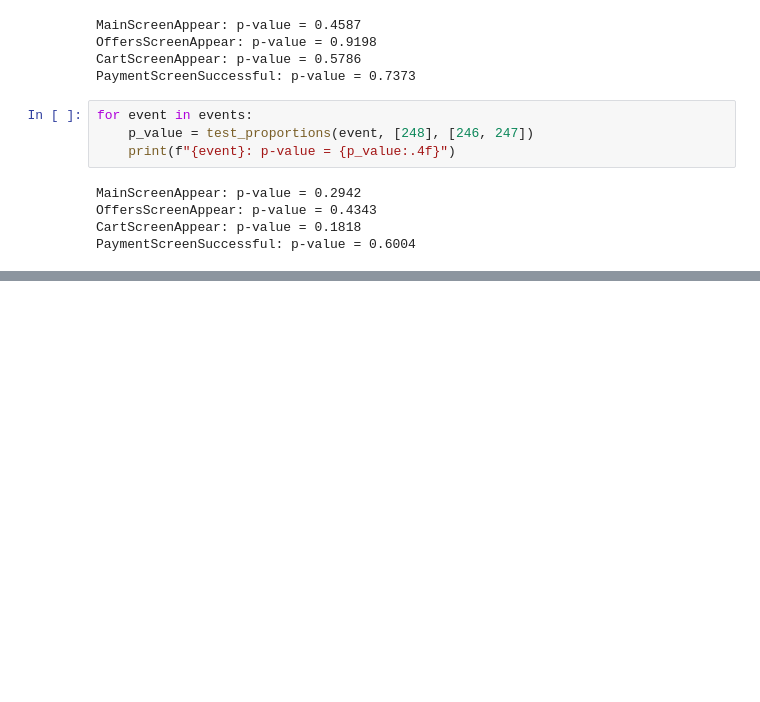
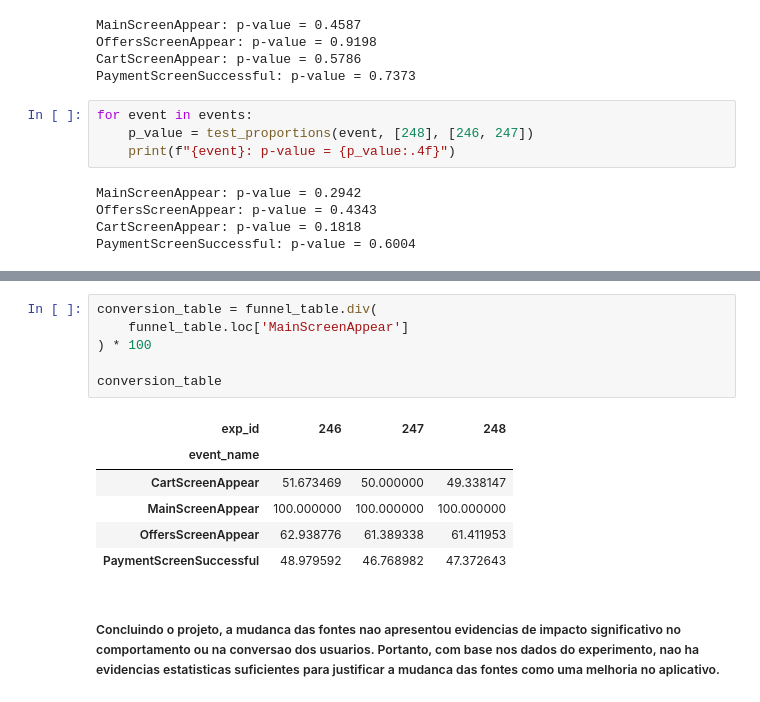
Before and after one commit to thaisCrtn/food-app-funnel-ab-testing-analysis, a Jupyter notebook: notebooks/EDA.ipynb, the cells around one changed output, grey strips where cells are left out. Saved outputs shown, nothing was run; the diff lists cells and outputs as text; blank space fills up the shorter version.

```diff
--- a/notebooks/EDA.ipynb
+++ b/notebooks/EDA.ipynb
@@ -484,0 +582,15 @@ Ate o momento, nenhum dos 16 testes apresentou diferenca estatisticamente signif
+# %%
+conversion_table = funnel_table.div(
+    funnel_table.loc['MainScreenAppear']
+) * 100
+
+conversion_table
+# %% [output]
+| exp_id | 246 | 247 | 248 |
+| event_name |  |  |  |
+| CartScreenAppear | 51.673469 | 50.000000 | 49.338147 |
+| MainScreenAppear | 100.000000 | 100.000000 | 100.000000 |
+| OffersScreenAppear | 62.938776 | 61.389338 | 61.411953 |
+| PaymentScreenSuccessful | 48.979592 | 46.768982 | 47.372643 |
+# %% [markdown]
+##### Concluindo o projeto, a mudanca das fontes nao apresentou evidencias de impacto significativo no comportamento ou na conversao dos usuarios. Portanto, com base nos dados do experimento, nao ha evidencias estatisticas suficientes para justificar a mudanca das fontes como uma melhoria no aplicativo.
```
Also changed, not shown: parts of 6 cells of this notebook.
